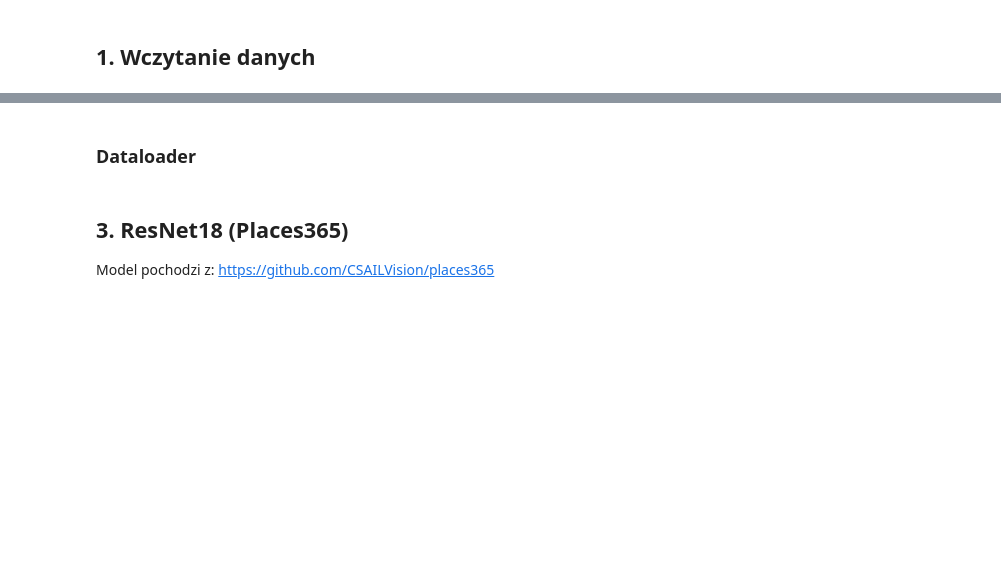
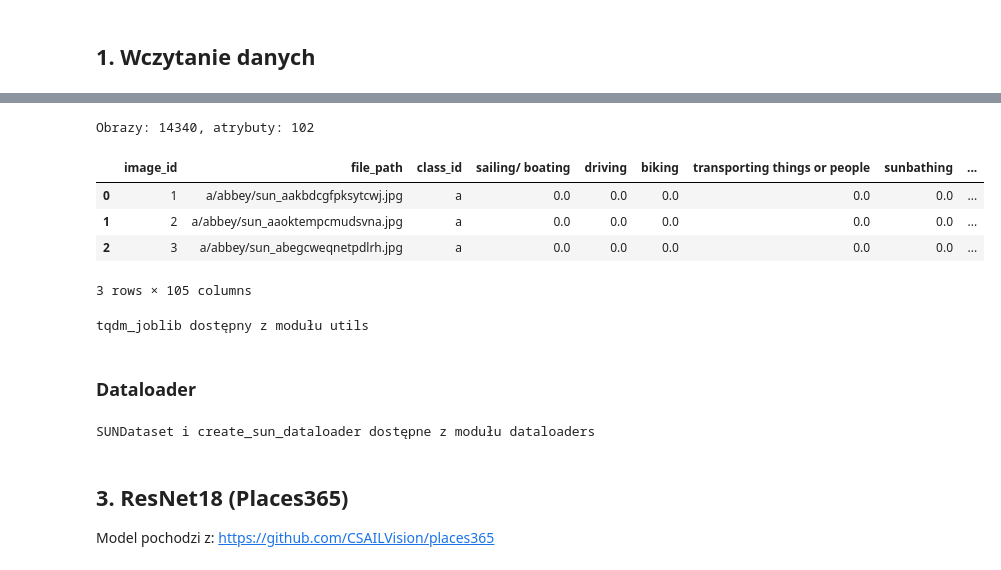
Before and after one commit to Wysocki-Piotr/Hierarchical-concepts-in-images, a Jupyter notebook: model_evaluation_sun.ipynb, the cells around one changed output, grey strips where cells are left out. Cells and saved outputs as stored; diff of their text form; code cells hidden in the pictures; blank space fills up the shorter version.

```diff
--- a/model_evaluation_sun.ipynb
+++ b/model_evaluation_sun.ipynb
@@ -77,2 +38,20 @@ def tqdm_joblib(tqdm_object):
+# %%
+df_sun, attributes_list, attr_cols = load_sun_data(base_path='data/SUN/SUNAttributeDB', threshold=0.5)
+
+print(f'Obrazy: {len(df_sun)}, atrybuty: {len(attr_cols)}')
+df_sun.head(3)
+# %% [output]
+Obrazy: 14340, atrybuty: 102
+|  | image_id | file_path | class_id | sailing/ boating | driving | biking | transporting things or people | sunbathing | ... |
+| 0 | 1 | a/abbey/sun_aakbdcgfpksytcwj.jpg | a | 0.0 | 0.0 | 0.0 | 0.0 | 0.0 | ... |
+| 1 | 2 | a/abbey/sun_aaoktempcmudsvna.jpg | a | 0.0 | 0.0 | 0.0 | 0.0 | 0.0 | ... |
+| 2 | 3 | a/abbey/sun_abegcweqnetpdlrh.jpg | a | 0.0 | 0.0 | 0.0 | 0.0 | 0.0 | ... |
+3 rows × 105 columns
+# %%
+# tqdm_joblib jest zaimportowany z modułu utils
+# Służy do wyświetlania paska postępu przy gleichoczesnym treningiem
+print("tqdm_joblib dostępny z modułu utils")
+# %% [output]
+tqdm_joblib dostępny z modułu utils
 # %% [markdown]
 ### Dataloader
@@ -111,3 +58,9 @@ class SUNDataset(Dataset):
+# %%
+# SUNDataset jest zaimportowany z modułu dataloaders
+# Funkcja create_sun_dataloader() tworzy DataLoader z odpowiednimi parametrami
+print("SUNDataset i create_sun_dataloader dostępne z modułu dataloaders")
+# %% [output]
+SUNDataset i create_sun_dataloader dostępne z modułu dataloaders
 # %% [markdown]
 ## 3. ResNet18 (Places365)
 Model pochodzi z: https://github.com/CSAILVision/places365
```
Also changed, not shown: parts of 11 cells of this notebook, 9 other files.
